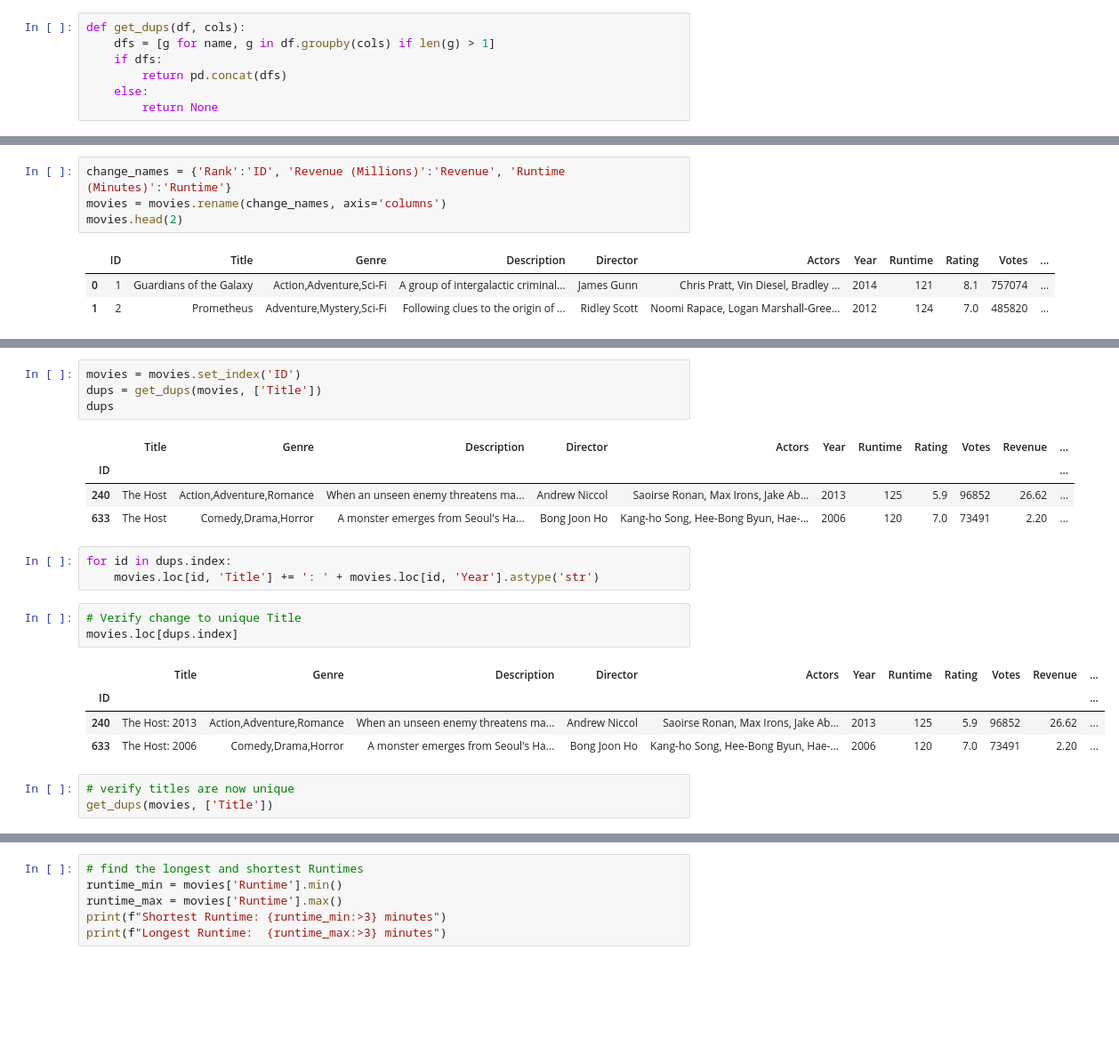
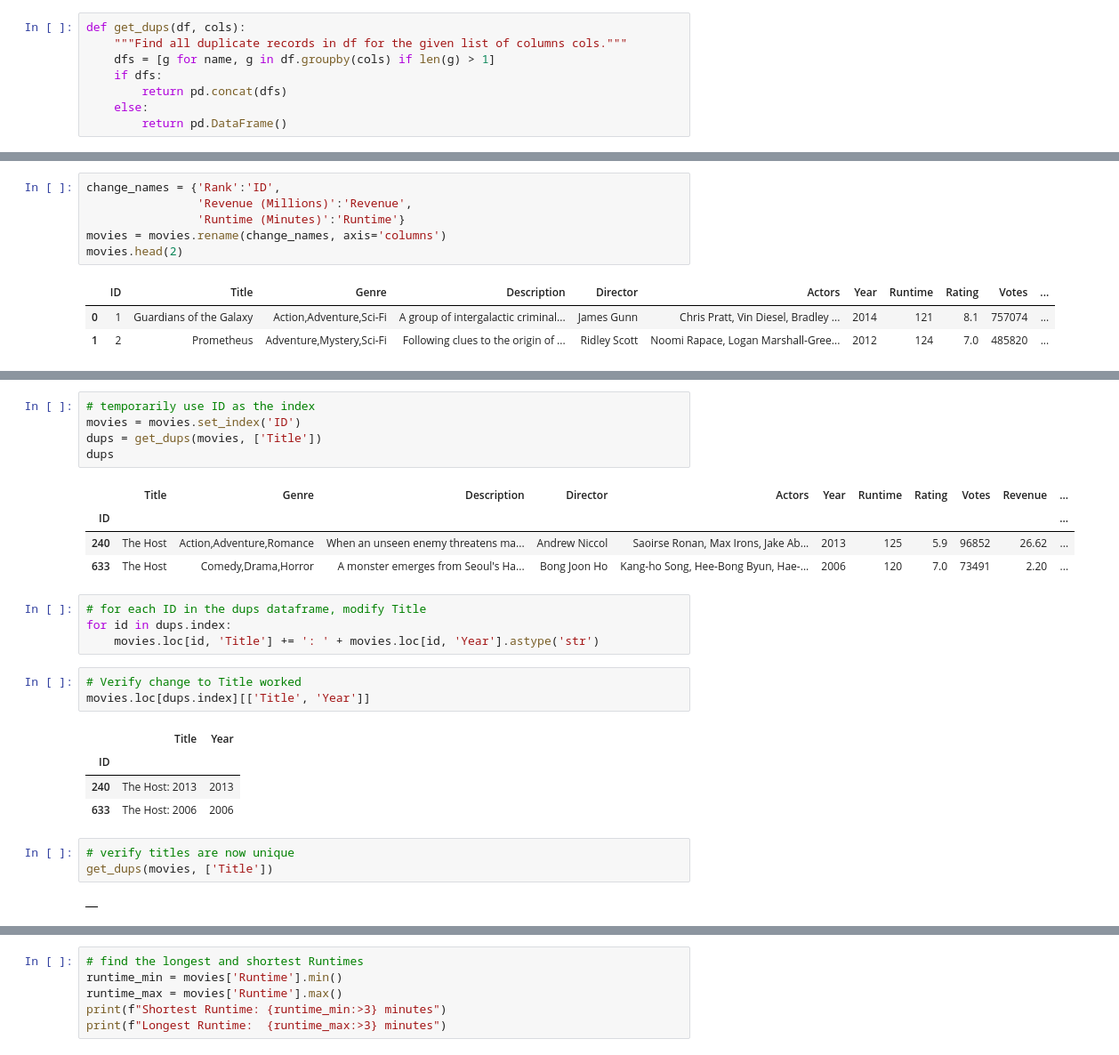
Before and after one commit to sdiehl28/Scikit-Learn-Workflow, a Jupyter notebook: python/Pandas02.ipynb, the cells around one changed output, grey strips where cells are left out. Shown at 89% size. Cells and saved outputs as stored; diff of their text form; blank space fills up the shorter version.

```diff
--- a/python/Pandas02.ipynb
+++ b/python/Pandas02.ipynb
@@ -56,7 +57,8 @@ Check if Title, Year is unique.
 # %%
 def get_dups(df, cols):
+    """Find all duplicate records in df for the given list of columns cols."""
     dfs = [g for name, g in df.groupby(cols) if len(g) > 1]
     if dfs:
         return pd.concat(dfs)
     else:
-        return None
+        return pd.DataFrame()
@@ -73,5 +84,7 @@ get_dups(movies, ['Rank'])
 # %%
-change_names = {'Rank':'ID', 'Revenue (Millions)':'Revenue', 'Runtime (Minutes)':'Runtime'}
+change_names = {'Rank':'ID',
+                'Revenue (Millions)':'Revenue',
+                'Runtime (Minutes)':'Runtime'}
 movies = movies.rename(change_names, axis='columns')
 movies.head(2)
 # %% [output]
@@ -85,4 +109,5 @@ This can be done by renaming the duplicates to {title}:{year}
 # %%
+# temporarily use ID as the index
 movies = movies.set_index('ID')
 dups = get_dups(movies, ['Title'])
 dups
@@ -92,16 +117,19 @@ dups
 | 240 | The Host | Action,Adventure,Romance | When an unseen enemy threatens ma... | Andrew Niccol | Saoirse Ronan, Max Irons, Jake Ab... | 2013 | 125 | 5.9 | 96852 | 26.62 | ... |
 | 633 | The Host | Comedy,Drama,Horror | A monster emerges from Seoul's Ha... | Bong Joon Ho | Kang-ho Song, Hee-Bong Byun, Hae-... | 2006 | 120 | 7.0 | 73491 | 2.20 | ... |
 # %%
+# for each ID in the dups dataframe, modify Title
 for id in dups.index:
     movies.loc[id, 'Title'] += ': ' + movies.loc[id, 'Year'].astype('str')
 # %%
-# Verify change to unique Title
-movies.loc[dups.index]
+# Verify change to Title worked
+movies.loc[dups.index][['Title', 'Year']]
 # %% [output]
-|  | Title | Genre | Description | Director | Actors | Year | Runtime | Rating | Votes | Revenue | ... |
-| ID |  |  |  |  |  |  |  |  |  |  | ... |
-| 240 | The Host: 2013 | Action,Adventure,Romance | When an unseen enemy threatens ma... | Andrew Niccol | Saoirse Ronan, Max Irons, Jake Ab... | 2013 | 125 | 5.9 | 96852 | 26.62 | ... |
-| 633 | The Host: 2006 | Comedy,Drama,Horror | A monster emerges from Seoul's Ha... | Bong Joon Ho | Kang-ho Song, Hee-Bong Byun, Hae-... | 2006 | 120 | 7.0 | 73491 | 2.20 | ... |
+|  | Title | Year |
+| ID |  |  |
+| 240 | The Host: 2013 | 2013 |
+| 633 | The Host: 2006 | 2006 |
 # %%
 # verify titles are now unique
 get_dups(movies, ['Title'])
+# %% [output]
+|  |
```
Also changed, not shown: parts of 369 cells of this notebook, 1 other file.
